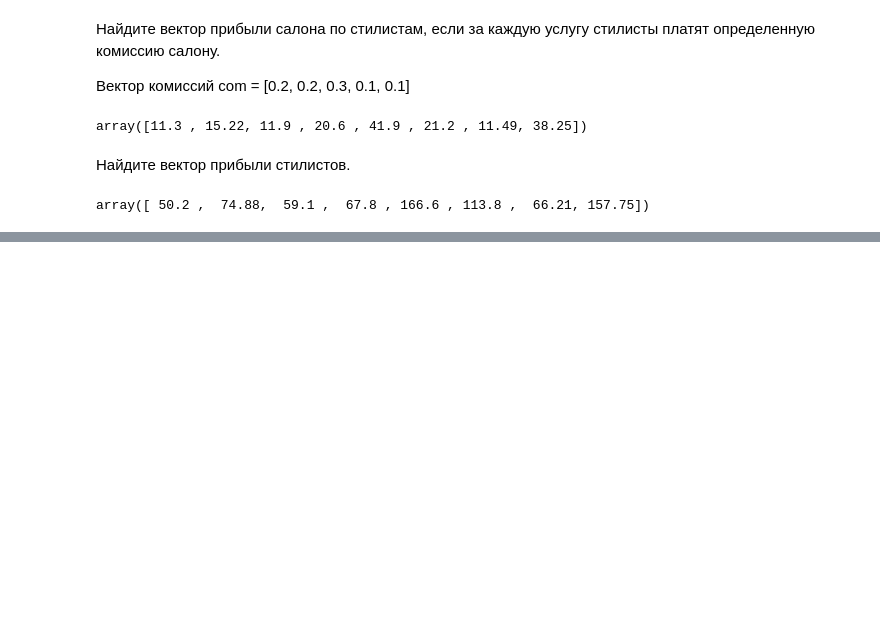
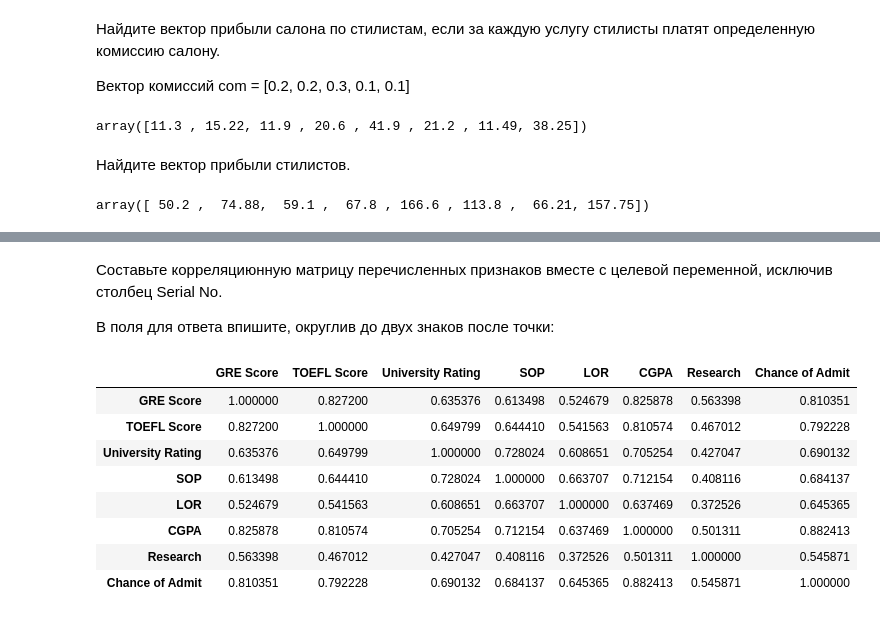
Before and after one commit to aar44i/DataScience, a Jupyter notebook: SkillFactory/Algebra_1.ipynb, the cells around one changed output, grey strips where cells are left out. Saved outputs shown, nothing was run; the diff lists cells and outputs as text; code cells hidden in the pictures; blank space fills up the shorter version.

```diff
--- a/SkillFactory/Algebra_1.ipynb
+++ b/SkillFactory/Algebra_1.ipynb
@@ -317,0 +390,20 @@ array([ 50.2 ,  74.88,  59.1 ,  67.8 , 166.6 , 113.8 ,  66.21, 157.75])
+# %% [markdown]
+Составьте корреляциюнную матрицу перечисленных признаков вместе с целевой переменной, исключив столбец Serial No.
+
+В поля для ответа впишите, округлив до двух знаков после точки:
+# %%
+# df = df.drop(columns=['Serial No.'])
+
+C = df.corr(method = 'pearson')
+C
+# sns.heatmap(data=C, annot=True)
+# %% [output]
+|  | GRE Score | TOEFL Score | University Rating | SOP | LOR | CGPA | Research | Chance of Admit |
+| GRE Score | 1.000000 | 0.827200 | 0.635376 | 0.613498 | 0.524679 | 0.825878 | 0.563398 | 0.810351 |
+| TOEFL Score | 0.827200 | 1.000000 | 0.649799 | 0.644410 | 0.541563 | 0.810574 | 0.467012 | 0.792228 |
+| University Rating | 0.635376 | 0.649799 | 1.000000 | 0.728024 | 0.608651 | 0.705254 | 0.427047 | 0.690132 |
+| SOP | 0.613498 | 0.644410 | 0.728024 | 1.000000 | 0.663707 | 0.712154 | 0.408116 | 0.684137 |
+| LOR | 0.524679 | 0.541563 | 0.608651 | 0.663707 | 1.000000 | 0.637469 | 0.372526 | 0.645365 |
+| CGPA | 0.825878 | 0.810574 | 0.705254 | 0.712154 | 0.637469 | 1.000000 | 0.501311 | 0.882413 |
+| Research | 0.563398 | 0.467012 | 0.427047 | 0.408116 | 0.372526 | 0.501311 | 1.000000 | 0.545871 |
+| Chance of Admit | 0.810351 | 0.792228 | 0.690132 | 0.684137 | 0.645365 | 0.882413 | 0.545871 | 1.000000 |
```
Also changed, not shown: parts of 18 cells of this notebook, 1 other file.
